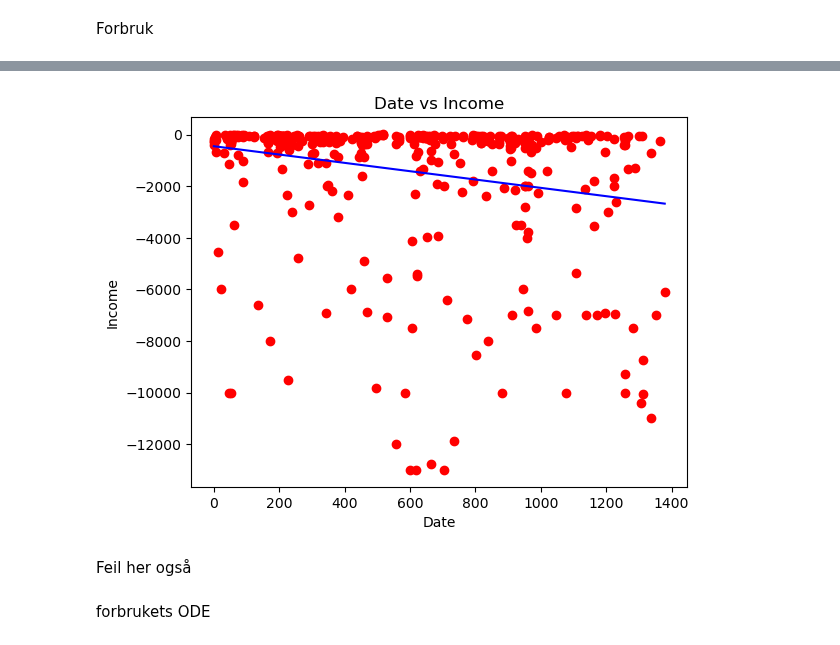
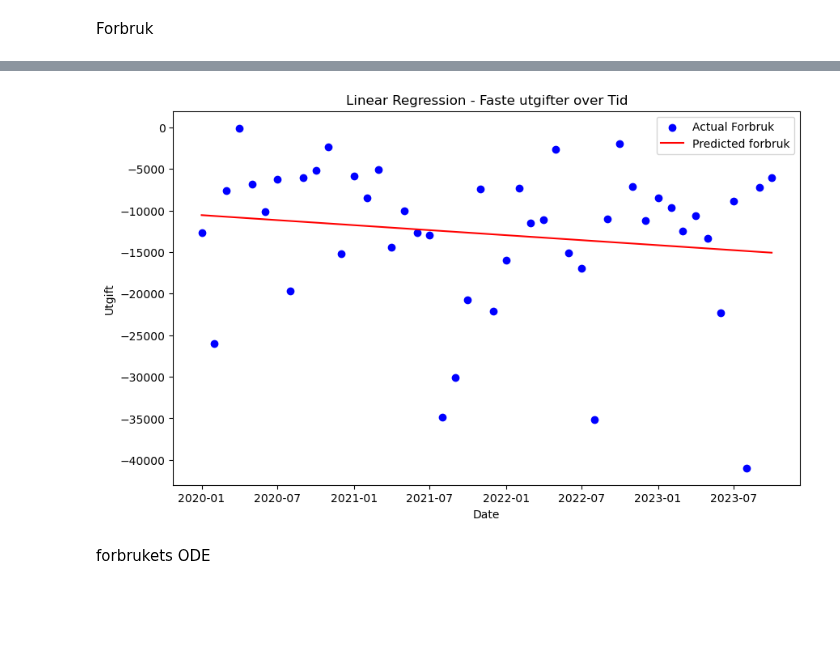
Before and after one commit to 591118/ProsjektADAH2023, a Jupyter notebook: prosjekt501.ipynb, the cells around one changed output, grey strips where cells are left out. Cells and saved outputs as stored; diff of their text form; code cells hidden in the pictures; blank space fills up the shorter version.

```diff
--- a/prosjekt501.ipynb
+++ b/prosjekt501.ipynb
@@ -244,16 +198,51 @@ LinearRegression()
-# %%
-y_pred = regressor.predict(X)
-
-import matplotlib.pyplot as plt
-plt.scatter(X, y, color='red')
-plt.plot(X, regressor.predict(X), color='blue')
-plt.title('Date vs Income')
-plt.xlabel('Date')
-plt.ylabel('Income')
-plt.show()
-# %% [output]
-[figure, removed]
-# %% [markdown]
-Feil her også
+# %%
+# Grouping the data by year and month and calculating the sum of 'Brukt' for each group
+Monthly_forbruk = forbruk.groupby(forbruk['Dato'].dt.to_period('M')).sum()
+
+# Resetting the index to access the 'Dato' column
+Monthly_forbruk = Monthly_forbruk.reset_index()
+
+# Renaming the 'Dato' column to match the desired format 'YYYY-MM'
+Monthly_forbruk['Dato'] = Monthly_forbruk['Dato'].dt.strftime('%Y-%m')
+
+# Creating a new DataFrame named 'Monthly_income'
+forbruk_måendlig = pd.DataFrame({'Dato': Monthly_forbruk['Dato'], 'Forbruk': Monthly_forbruk['Brukt']})
+# %%
+# Convert 'Dato' column to datetime if it's in string format
+forbruk_måendlig['Dato'] = pd.to_datetime(forbruk_måendlig['Dato'])
+
+# Extract numeric representation of 'Dato' (number of days since a specific date) to use in regression
+forbruk_måendlig['Dato_numeric'] = (forbruk_måendlig['Dato'] - forbruk_måendlig['Dato'].min()).dt.days
+
+# Define features and target variable
+X_forbruk = forbruk_måendlig[['Dato_numeric']]
+y_forbruk = forbruk_måendlig['Forbruk']
+
+# Initialize Linear Regression model
+model_forbruk = LinearRegression()
+
+# Fit the model
+model_forbruk.fit(X_forbruk, y_forbruk)
+
+# Make predictions
+predictions_forbruk = model_forbruk.predict(X_forbruk)
+
+# Visualize the linear regression line and data
+plt.figure(figsize=(10, 6))
+
+# Plotting the data
+plt.scatter(forbruk_måendlig['Dato'], y_forbruk, color='blue', label='Actual Forbruk')
+
+# Plotting the regression line
+plt.plot(forbruk_måendlig['Dato'], predictions_forbruk, color='red', label='Predicted forbruk')
+
+# Labels and title
+plt.xlabel('Date')
+plt.ylabel('Utgift')
+plt.title('Linear Regression - Faste utgifter over Tid')
+plt.legend()
+plt.show()
+# %% [output]
+[figure, added]
 # %% [markdown]
 forbrukets ODE
```
Also changed, not shown: parts of 8 cells of this notebook.
